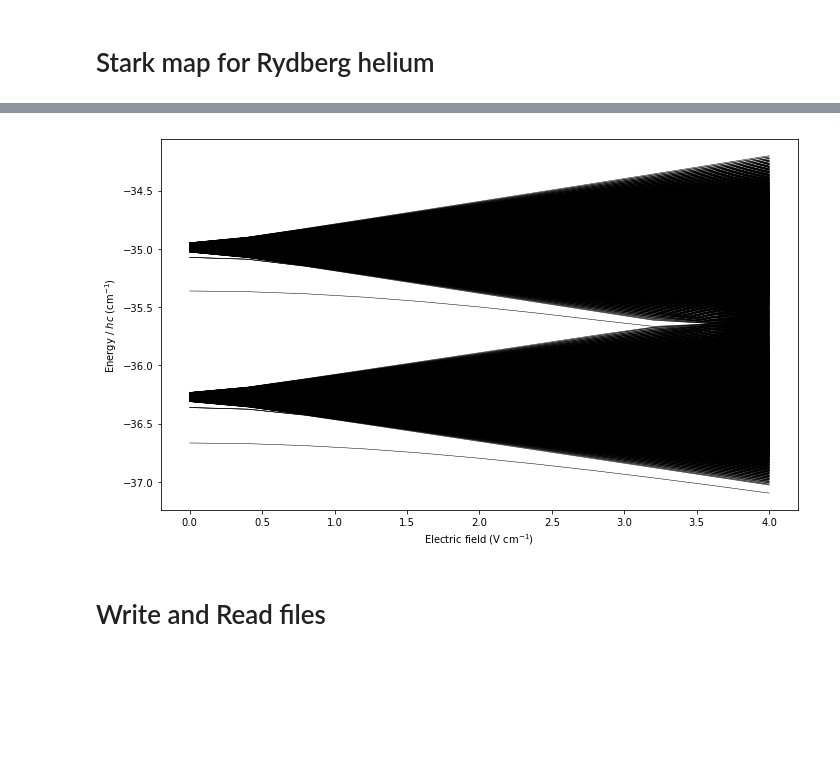
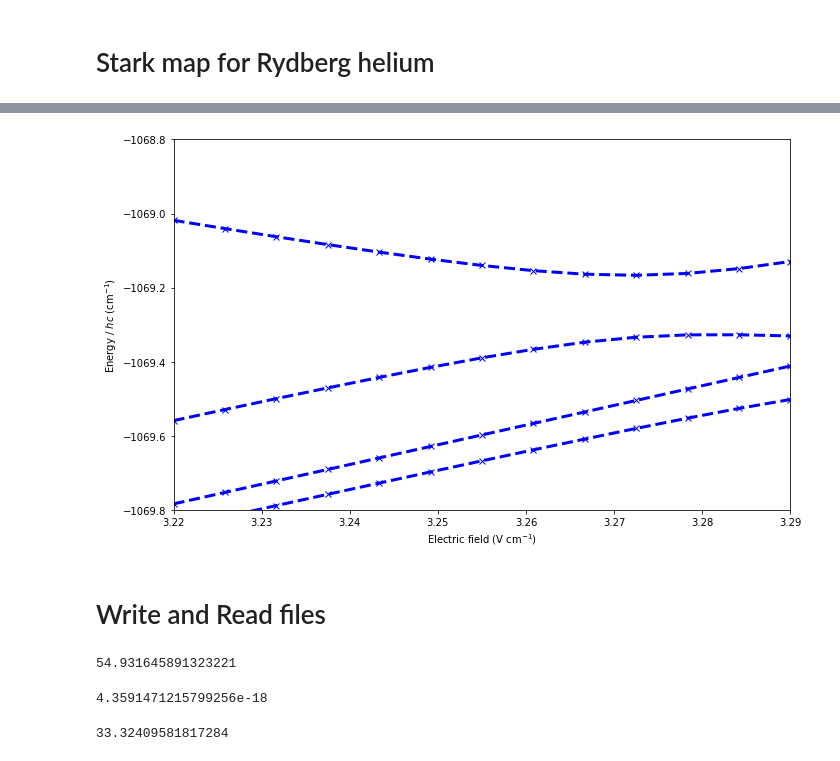
Before and after one commit to aa-morgan/Rydberg_helium_Stark, a Jupyter notebook: notebooks/Plot Stark map with magnetic field.ipynb, the cells around one changed output, grey strips where cells are left out. Cells and saved outputs as stored; diff of their text form; code cells hidden in the pictures; blank space fills up the shorter version.

```diff
--- a/notebooks/Plot Stark map with magnetic field.ipynb
+++ b/notebooks/Plot Stark map with magnetic field.ipynb
@@ -72,7 +82,7 @@ else:
         np.save(fileout, mat_S)
 # %%
 # specify the electric field
-field = np.linspace(0.00, 4.0, 1) # V /cm
+field = np.linspace(3.22, 3.29, 13) # V /cm
 field_au = field * 100 / (En_h_He/(e*a_0_He))
 # specify the magnetic field (in Telsa)
 B_z = 1.5776E-3
@@ -80,8 +90,25 @@ B_z = 1.5776E-3
 B_z_au = B_z / (hbar/(e*a_0_He**2))
 # Zeeman interaction Hamiltonian
 H_Z = np.diag(E_zeeman(m_vals, B_z_au))
-# diagonalise for each field
-map1 = stark_map(H_0, mat_S, field_au, H_Z=H_Z)
+
+# Create fileaname for Stark map data
+filename = "StarkMapData_n_" + str(nmin) + "-" + str(nmax) + \
+"_E_" + str(np.min(field)).replace('.', '-') + "_" + str(np.max(field)).replace('.', '-') + "_" + str(len(field)) + \
+"_B_" + str(B_z*1E3).replace('.', '-') + '.npy'
+
+if (IMPORT_STARK_MAP_DATA):
+    filein = os.path.join(getDataDir(), filename)
+    try:
+        map1 = np.load(filein)
+    except:
+        raise
+else:
+    # diagonalise for each field
+    map1 = stark_map(H_0, mat_S, field_au, H_Z=H_Z)
+    if SAVE_STARK_MAP_DATA==True:
+        # Save Stark map to file
+        fileout = os.path.join(getDataDir(), filename)
+        np.save(fileout, map1)
 # %%
 if(PLOT_STARK_MAP):
     # Stark map
@@ -89,41 +116,47 @@ if(PLOT_STARK_MAP):
 
     #idx = np.intersect1d(np.where(n_vals == 55), np.where(m_vals <= 0))
     #for i in tqdm(idx, desc='Highlighting'):
-    #    ax.plot(field, 0.01*map1[:, i] * En_h /(h * c), c='r', ls='-', lw=1.5)
+    #    ax.plot(field, 0.01*map1[:, i] * En_h_He /(h * c), c='r', ls='-', lw=1.5)
 
     #idx = np.intersect1d(np.where(n_vals == 55), np.where(m_vals >= 0))
     #for i in tqdm(idx, desc='Highlighting'):
-    #    ax.plot(field, 0.01*map1[:, i] * En_h /(h * c), c='b', ls='-', lw=1.5)
+    #    ax.plot(field, 0.01*map1[:, i] * En_h_He /(h * c), c='b', ls='-', lw=1.5)
 
+    #for s0 in trange(np.shape(map1)[1], desc='Plotting'):
+    #    ax.plot(field, map1[:, s0] * (En_h_He / h) / 10**9, c='b', ls='-', marker='', lw=3)
+
+    state_56s = 55**2
+    states = [state_56s, state_56s-1, state_56s-2, state_56s-3]
     for s0 in trange(np.shape(map1)[1], desc='Plotting'):
-        ax.plot(field, 0.01*map1[:, s0] * En_h /(h * c), c='k', ls='-', marker='', lw=0.5)
+        if s0 in states:
+            ax.plot(field, map1[:, s0] * (En_h_He / h) / 10**9, c='b', ls='--', marker='x', lw=3)
 
     if(HIGHLIGHT_STARK_MAP_PLOT):
     # highlight (assuming states do not cross)
         idx = np.intersect1d(np.where(n_vals == 40), np.where(L_vals == 0))
         for i in tqdm(idx, desc='Highlighting'):
-            ax.plot(field, 0.01*map1[:, i] * En_h /(h * c), c='r', ls='-', lw=1.5)
+            ax.plot(field, map1[:, i] * (En_h_He / h) / 10**9, c='r', ls='-', lw=1.5)
 
     # format
-    #ax.set_ylim(-36.25, -36.22)
-    #ax.set_xlim(0, 0.02)
+    ax.set_ylim(-1069.8, -1068.8)
+    ax.set_xlim(3.22, 3.29)
     ax.set_xlabel('Electric field (V cm$^{-1}$)')
     ax.set_ylabel('Energy / $h c$ (cm$^{-1}$)')
     plt.tight_layout()
     # output
     if SAVE_STARK_MAP_PLOT==True:
         # Create fileaname for Stark map
         filename = "StarkMapPlot_n_" + str(nmin) + "-" + str(nmax) + \
         "_E_" + str(np.min(field)).replace('.', '-') + "_" + str(np.max(field)).replace('.', '-') + "_" + str(len(field)) + \
         "_B_" + str(B_z*1E3).replace('.', '-') + ".png"
         # Get images directoy, create it if it doesn't exist
         directory = getImagesDir()
         # Save Stark map to file
         fileout = os.path.join(directory, filename)
         plt.savefig(fileout)
     plt.show()
     plt.show()
 # %% [output]
-[figure, old version]
+[figure, new version]
 # %% [markdown]
 # Write and Read files
@@ -140,0 +163,16 @@ if SAVE_STARK_MAP_DATA==True:
+# %%
+55-get_qd(S, [55], [1], [2])[0]
+# %% [output]
+54.931645891323221
+# %%
+En_h_He
+# %% [output]
+4.3591471215799256e-18
+# %%
+n_1, l_1, m_1 = 5-get_qd(S, [5], [0], [1])[0], 0, 0
+n_2, l_2, m_2 = 5-get_qd(S, [5], [1], [2])[0], 1, -1
+rmin = 0.65
+step = 0.005
+rad_overlap(n_1, n_2, l_1, l_2, rmin, step, p=1.0)
+# %% [output]
+33.32409581817284
```
Also changed, not shown: parts of 11 cells of this notebook, 9 other files.
